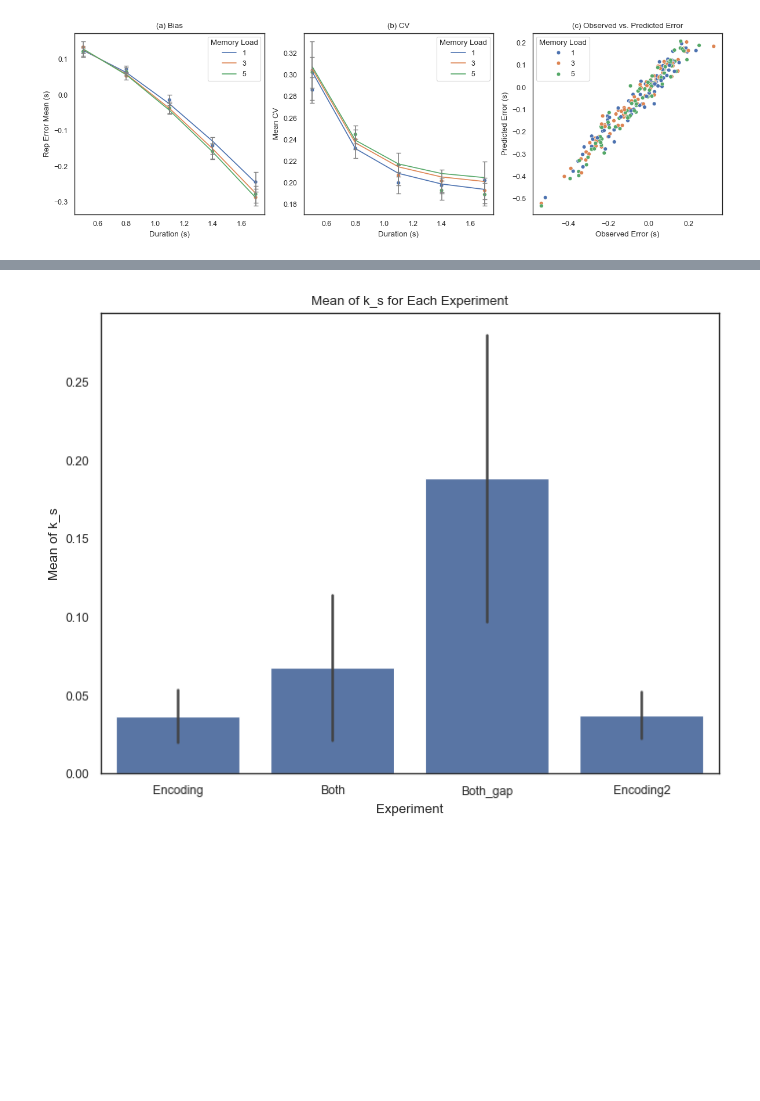
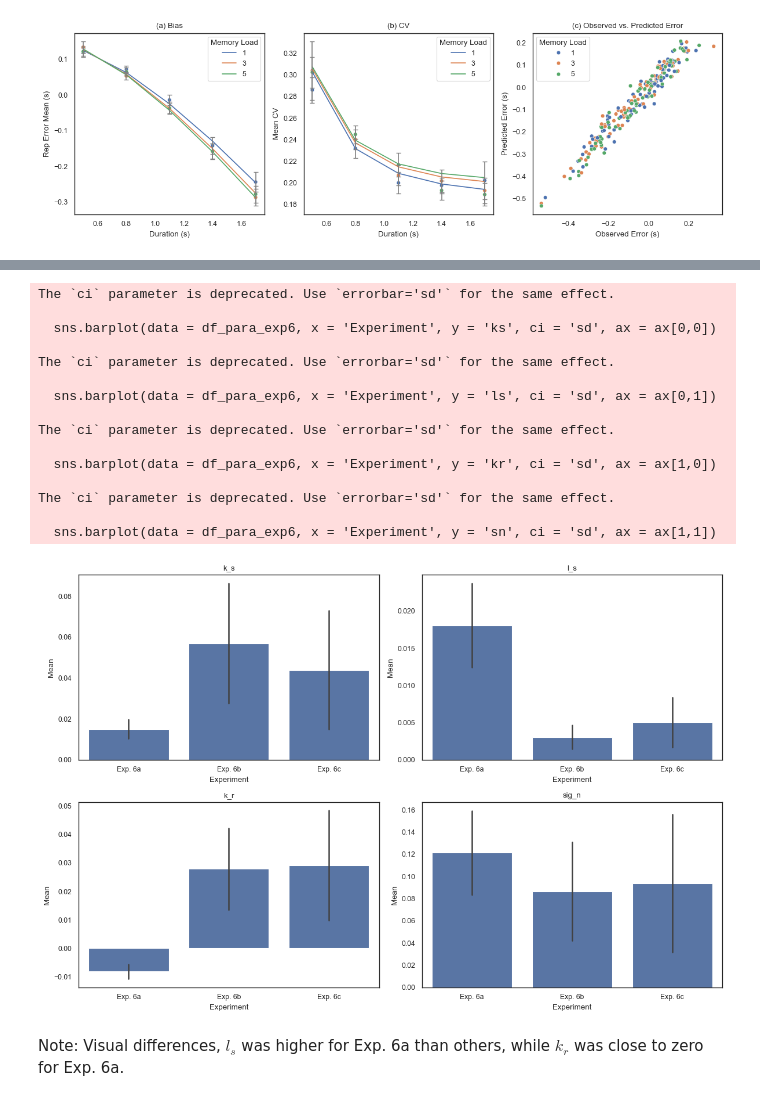
Before and after one commit to msenselab/working_memory_reproduction, a Jupyter notebook: analysis/wm_model.ipynb, the cells around one changed output, grey strips where cells are left out. Saved outputs shown, nothing was run; the diff lists cells and outputs as text; code cells hidden in the pictures; blank space fills up the shorter version.

```diff
--- a/analysis/wm_model.ipynb
+++ b/analysis/wm_model.ipynb
@@ -733,0 +731,2 @@ exp6_para
+# %%
+exp6b_trace, exp6b_model, exp6b_para, exp6b_mdat = runModel(exp6b, constrain, 'exp6b')
@@ -733,0 +747,3 @@ exp6_para
+# %%
+# same for exp6c
+exp6c_trace, exp6c_model, exp6c_para, exp6c_mdat = runModel(exp6c, constrain, 'exp6c')
@@ -772,0 +817,11 @@ def compute_subject_level_k_statistics(trace, k_param):
+# %%
+# combine means together
+para_exp6 = [ks_exp6a, ks_exp6b, ks_exp6c, ls_exp6a, ls_exp6b, ls_exp6c,
+			 kr_exp6a, kr_exp6b, kr_exp6c, sn_exp6a, sn_exp6b, sn_exp6c]
+# reshape the array
+para_exp6r = np.stack(para_exp6, axis=0).reshape(-1, 54).T
+
+df_para_exp6 = pd.DataFrame(para_exp6r, columns = ['ks','ls','kr','sn'])
+df_para_exp6['Experiment'] = ['Exp. 6a']*18 + ['Exp. 6b']*18 + ['Exp. 6c']*18
+df_para_exp6['Subject'] = np.tile(np.arange(1,19), 3)
+df_para_exp6.head()
@@ -773,3 +835,43 @@ def compute_subject_level_k_statistics(trace, k_param):
+# %%
+#plot mean and SEs of k_s, l_s, k_r, and sig_n as a function of Experiment
+fig, ax = plt.subplots(2,2, figsize=(12, 8))
+sns.barplot(data = df_para_exp6, x = 'Experiment', y = 'ks', ci = 'sd', ax = ax[0,0])
+ax[0,0].set_title('k_s')
+ax[0,0].set_ylabel('Mean')
+ax[0,0].set_xlabel('Experiment')
+sns.barplot(data = df_para_exp6, x = 'Experiment', y = 'ls', ci = 'sd', ax = ax[0,1])
+ax[0,1].set_title('l_s')
+ax[0,1].set_ylabel('Mean')
+ax[0,1].set_xlabel('Experiment')
+sns.barplot(data = df_para_exp6, x = 'Experiment', y = 'kr', ci = 'sd', ax = ax[1,0])
+ax[1,0].set_title('k_r')
+ax[1,0].set_ylabel('Mean')
+ax[1,0].set_xlabel('Experiment')
+sns.barplot(data = df_para_exp6, x = 'Experiment', y = 'sn', ci = 'sd', ax = ax[1,1])
+ax[1,1].set_title('sig_n')
+ax[1,1].set_ylabel('Mean')
+ax[1,1].set_xlabel('Experiment')
+plt.tight_layout()
+plt.savefig(cpath + '/analysis/figures/exp6_parameters.png')
+# %% [output]
+The `ci` parameter is deprecated. Use `errorbar='sd'` for the same effect.
+
+  sns.barplot(data = df_para_exp6, x = 'Experiment', y = 'ks', ci = 'sd', ax = ax[0,0])
+
+The `ci` parameter is deprecated. Use `errorbar='sd'` for the same effect.
+
+  sns.barplot(data = df_para_exp6, x = 'Experiment', y = 'ls', ci = 'sd', ax = ax[0,1])
+
+The `ci` parameter is deprecated. Use `errorbar='sd'` for the same effect.
+
+  sns.barplot(data = df_para_exp6, x = 'Experiment', y = 'kr', ci = 'sd', ax = ax[1,0])
+
+The `ci` parameter is deprecated. Use `errorbar='sd'` for the same effect.
+
+  sns.barplot(data = df_para_exp6, x = 'Experiment', y = 'sn', ci = 'sd', ax = ax[1,1])
+[figure, added]
+# %% [markdown]
+Note: Visual differences, $l_s$ was higher for Exp. 6a than others, while $k_r$ was close to zero for Exp. 6a.
 # %%
 ks_encoding, ks_encoding_sd = compute_subject_level_k_statistics(encoding_trace, 'k_s')
 ls_encoding, ls_encoding_sd = compute_subject_level_k_statistics(encoding_trace, 'l_s')
@@ -791,24 +894,0 @@ sn6, sn6_sd = compute_subject_level_k_statistics(exp6_trace, 'sig_n')
-# %%
-# Combine ks_encoding, ks_both, ks_both_gap, ks6 together into a DataFrame
-ks_data = {
-	'Encoding': ks_encoding,
-	'Both'	: ks_both,
-	'Both_gap': ks_both_gap,
-	'Encoding2': ks6
-}
-
-# Create a DataFrame by concatenating the arrays and adding experiment names
-df_ks = pd.DataFrame({
-    'experiment': np.repeat(list(ks_data.keys()), [len(data) for data in ks_data.values()]),
-    'k_s': np.concatenate(list(ks_data.values()))
-})
-
-# Plot the mean and Se of k_s values for each experiment
-plt.figure(figsize=(8, 6))
-sns.barplot(x='experiment', y='k_s', data=df_ks, errorbar='sd')
-plt.xlabel('Experiment')
-plt.ylabel('Mean of k_s')
-plt.title("Mean of k_s for Each Experiment")
-plt.show()
-# %% [output]
-[figure, removed]
```
Also changed, not shown: parts of 20 cells of this notebook, 22 other files.
